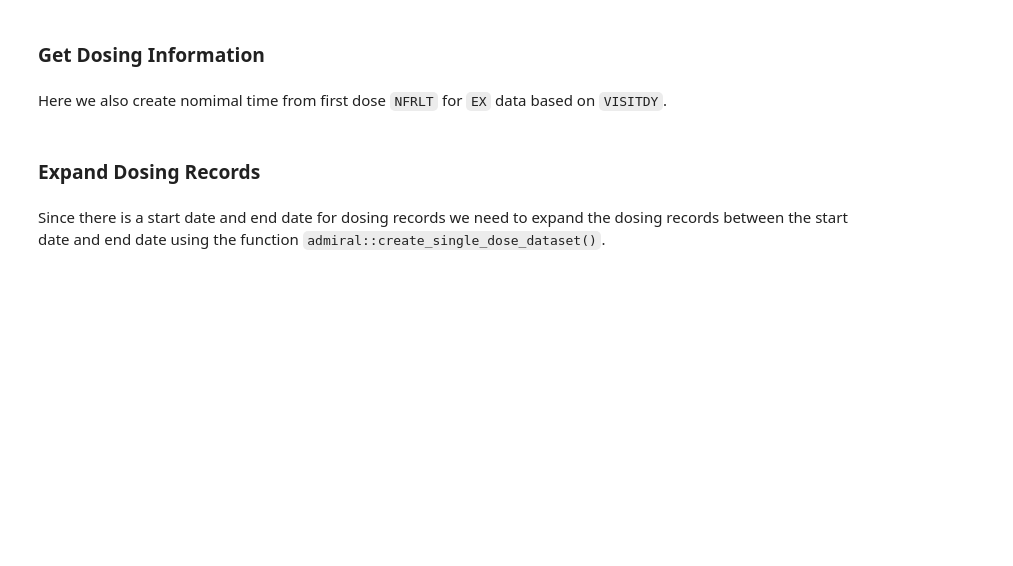
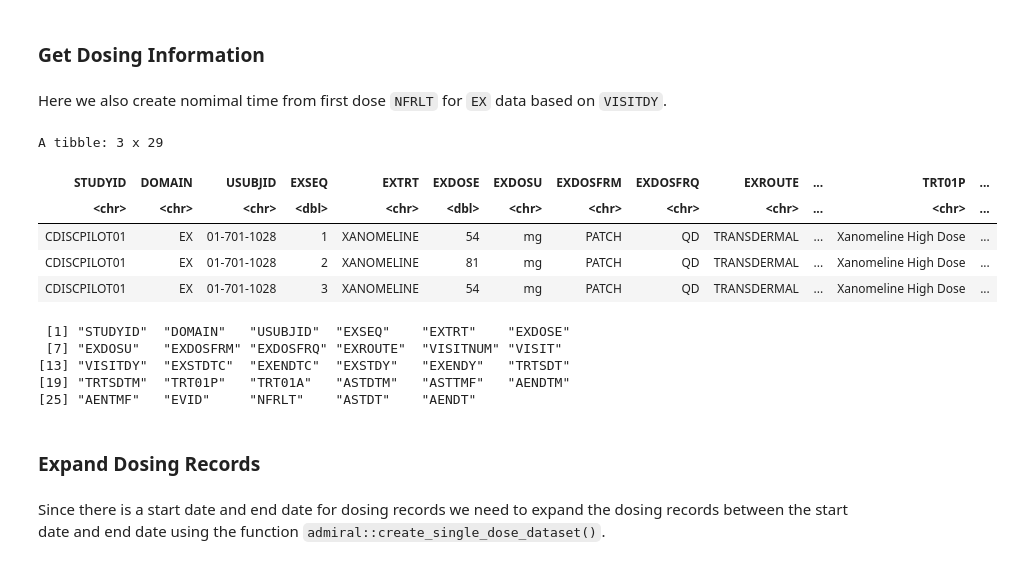
Before and after one commit to junjunmeng/R_CDISC_examples, a Jupyter notebook: adam/adpc.ipynb, the cells around one changed output. Drawn from its saved outputs; the diff is of its cells as text; code cells hidden in the pictures; blank space fills up the shorter version.

```diff
--- a/adam/adpc.ipynb
+++ b/adam/adpc.ipynb
@@ -138,6 +200,23 @@ ex_dates <- ex %>%
   # Derive dates from date/times
   derive_vars_dtm_to_dt(exprs(ASTDTM)) %>%
   derive_vars_dtm_to_dt(exprs(AENDTM))
+# %%
+head(ex_dates,3)
+# %% [output]
+A tibble: 3 x 29
+| STUDYID | DOMAIN | USUBJID | EXSEQ | EXTRT | EXDOSE | EXDOSU | EXDOSFRM | EXDOSFRQ | EXROUTE | ... | TRT01P | ... |
+| <chr> | <chr> | <chr> | <dbl> | <chr> | <dbl> | <chr> | <chr> | <chr> | <chr> | ... | <chr> | ... |
+| CDISCPILOT01 | EX | 01-701-1028 | 1 | XANOMELINE | 54 | mg | PATCH | QD | TRANSDERMAL | ... | Xanomeline High Dose | ... |
+| CDISCPILOT01 | EX | 01-701-1028 | 2 | XANOMELINE | 81 | mg | PATCH | QD | TRANSDERMAL | ... | Xanomeline High Dose | ... |
+| CDISCPILOT01 | EX | 01-701-1028 | 3 | XANOMELINE | 54 | mg | PATCH | QD | TRANSDERMAL | ... | Xanomeline High Dose | ... |
+# %%
+colnames(ex_dates)
+# %% [output]
+ [1] "STUDYID"  "DOMAIN"   "USUBJID"  "EXSEQ"    "EXTRT"    "EXDOSE"
+ [7] "EXDOSU"   "EXDOSFRM" "EXDOSFRQ" "EXROUTE"  "VISITNUM" "VISIT"
+[13] "VISITDY"  "EXSTDTC"  "EXENDTC"  "EXSTDY"   "EXENDY"   "TRTSDT"
+[19] "TRTSDTM"  "TRT01P"   "TRT01A"   "ASTDTM"   "ASTTMF"   "AENDTM"
+[25] "AENTMF"   "EVID"     "NFRLT"    "ASTDT"    "AENDT"
 # %% [markdown]
 ### Expand Dosing Records
 # %% [markdown]
```
Also changed, not shown: parts of 36 cells of this notebook.
